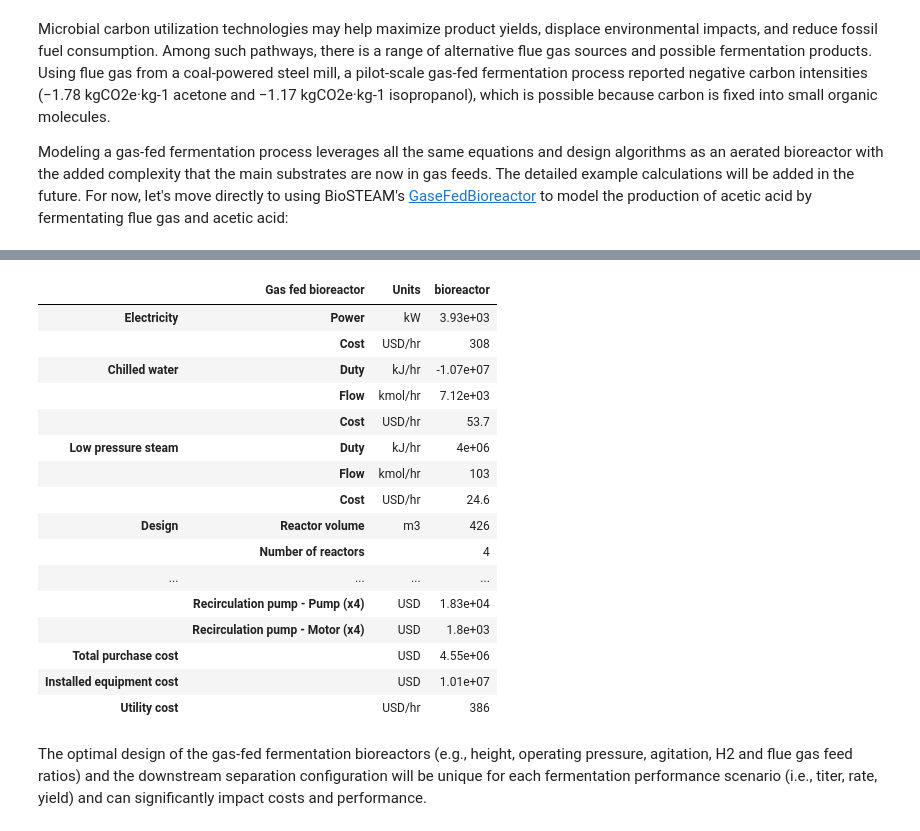
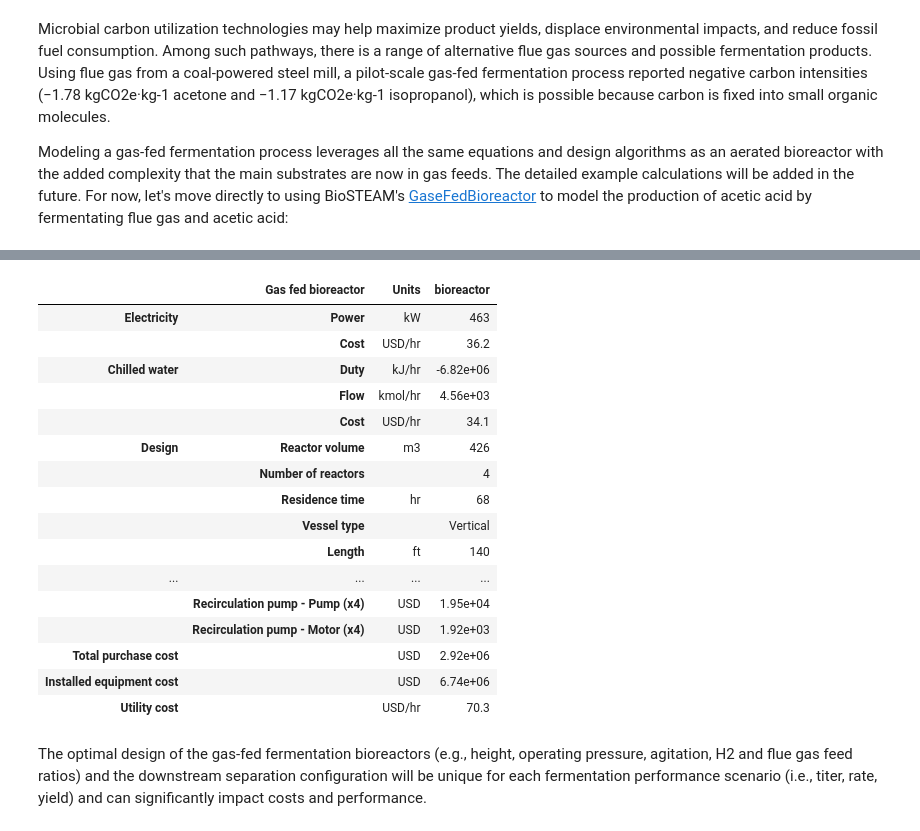
Before and after one commit to BioSTEAMDevelopmentGroup/How2STEAM, a Jupyter notebook: case_studies/Bioreactor_modeling.ipynb, the cells around one changed output, grey strips where cells are left out. Saved outputs shown, nothing was run; the diff lists cells and outputs as text; code cells hidden in the pictures.

```diff
--- a/case_studies/Bioreactor_modeling.ipynb
+++ b/case_studies/Bioreactor_modeling.ipynb
@@ -813,27 +813,29 @@ bst.settings.set_thermo(['H2', 'CO2', 'CO', 'N2', 'O2', 'H2O', 'AceticAcid'])
 media = bst.Stream(ID='media', H2O=20e3, units='kg/hr')
 H2 = bst.Stream(ID='H2', H2=100, units='kg/hr', phase='g')
 fluegas = bst.Stream(CO=23, CO2=23, H2=4.5, N2=49.5, units='m3/hr', phase='g')
-H2.F_mass = 5e3
+H2.F_mass = 0.1e3
 fluegas.F_mass = 8e3
 
 # Model acetic acid production from H2 and CO2
-rxn = bst.SeriesReaction([
-    bst.Reaction(
-        'CO + H2O -> CO2 + H2',
-        reactant='CO', correct_atomic_balance=True, X=1
-    ),
-    bst.Reaction(
-        'H2 + CO2 -> AceticAcid + H2O',
-        reactant='CO2', correct_atomic_balance=True, X=1
-    ),
-])
+substrate_reaction = bst.Reaction(
+    'CO + H2O -> CO2 + H2',
+    reactant='CO', correct_atomic_balance=True, X=1
+)
+rxn = bst.Reaction(
+    'H2 + CO2 -> AceticAcid + H2O',
+    reactant='CO2', correct_atomic_balance=True, X=1
+)
 bioreactor = bst.GasFedBioreactor(
     ins=[media, H2, fluegas],
     outs=('vent', 'product'),
     tau=68, V_max=500,
-    length_to_diameter=6,
+    length_to_diameter=12,
     reactions=rxn,
+    substrate_reactions=substrate_reaction,
     gas_substrates=('H2', 'CO', 'CO2'),
+    controlled_gas_substrates=('H2', 'CO2'),
+    titer={'AceticAcid': 72},
+    controlled_feeds=[1, 2],
     design='Bubble column',
     kW_per_m3=0,
     batch=False,
@@ -864,19 +866,19 @@ ins...
 |  | Gas fed bioreactor | Units | bioreactor |
-| Electricity | Power | kW | 3.93e+03 |
-|  | Cost | USD/hr | 308 |
-| Chilled water | Duty | kJ/hr | -1.07e+07 |
-|  | Flow | kmol/hr | 7.12e+03 |
-|  | Cost | USD/hr | 53.7 |
-| Low pressure steam | Duty | kJ/hr | 4e+06 |
-|  | Flow | kmol/hr | 103 |
-|  | Cost | USD/hr | 24.6 |
+| Electricity | Power | kW | 463 |
+|  | Cost | USD/hr | 36.2 |
+| Chilled water | Duty | kJ/hr | -6.82e+06 |
+|  | Flow | kmol/hr | 4.56e+03 |
+|  | Cost | USD/hr | 34.1 |
 | Design | Reactor volume | m3 | 426 |
 |  | Number of reactors |  | 4 |
+|  | Residence time | hr | 68 |
+|  | Vessel type |  | Vertical |
+|  | Length | ft | 140 |
 | ... | ... | ... | ... |
-|  | Recirculation pump - Pump (x4) | USD | 1.83e+04 |
-|  | Recirculation pump - Motor (x4) | USD | 1.8e+03 |
-| Total purchase cost |  | USD | 4.55e+06 |
-| Installed equipment cost |  | USD | 1.01e+07 |
-| Utility cost |  | USD/hr | 386 |
+|  | Recirculation pump - Pump (x4) | USD | 1.95e+04 |
+|  | Recirculation pump - Motor (x4) | USD | 1.92e+03 |
+| Total purchase cost |  | USD | 2.92e+06 |
+| Installed equipment cost |  | USD | 6.74e+06 |
+| Utility cost |  | USD/hr | 70.3 |
 # %% [markdown]
 The optimal design of the gas-fed fermentation bioreactors (e.g., height, operating pressure, agitation, H2 and flue gas feed ratios) and the downstream separation configuration will be unique for each fermentation performance scenario (i.e., titer, rate, yield) and can significantly impact costs and performance.
```
Also changed, not shown: parts of 4 cells of this notebook, 1 other file.
